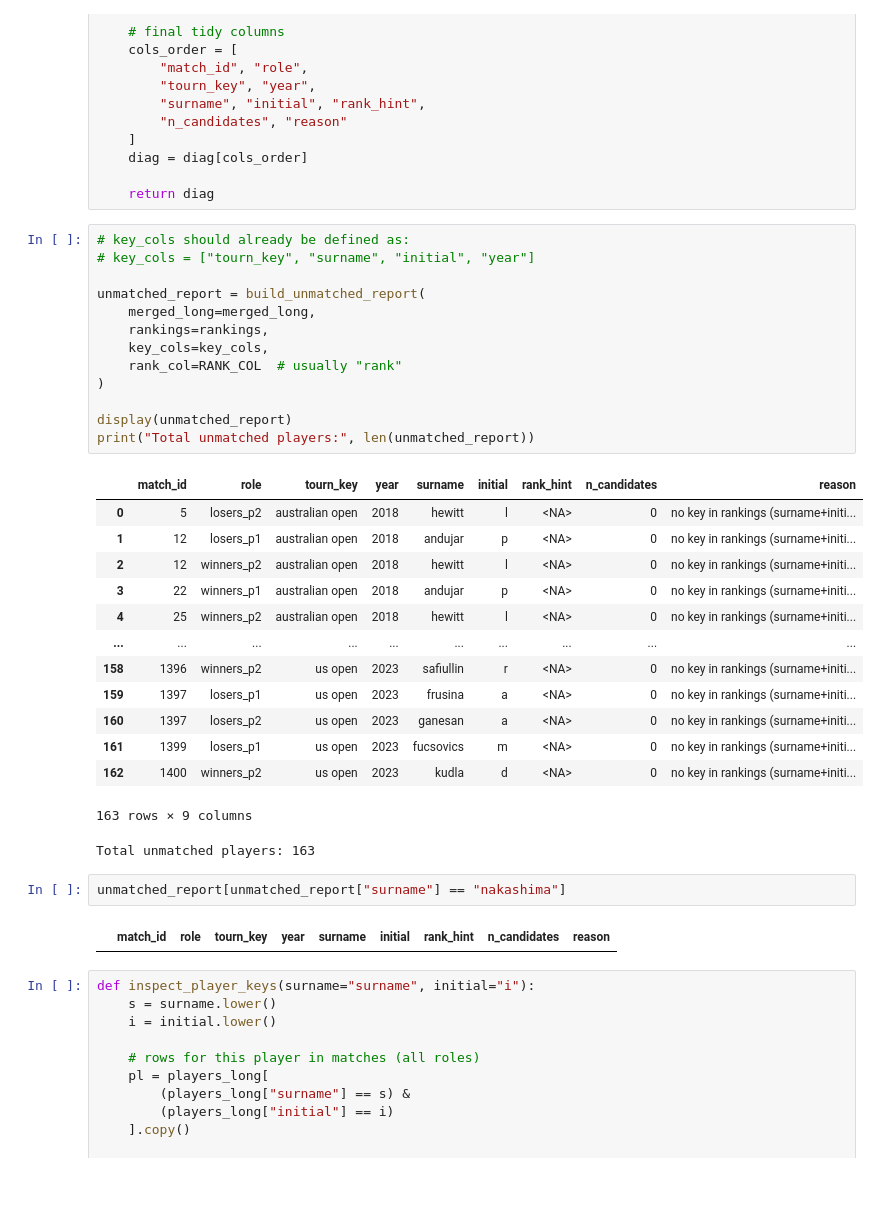
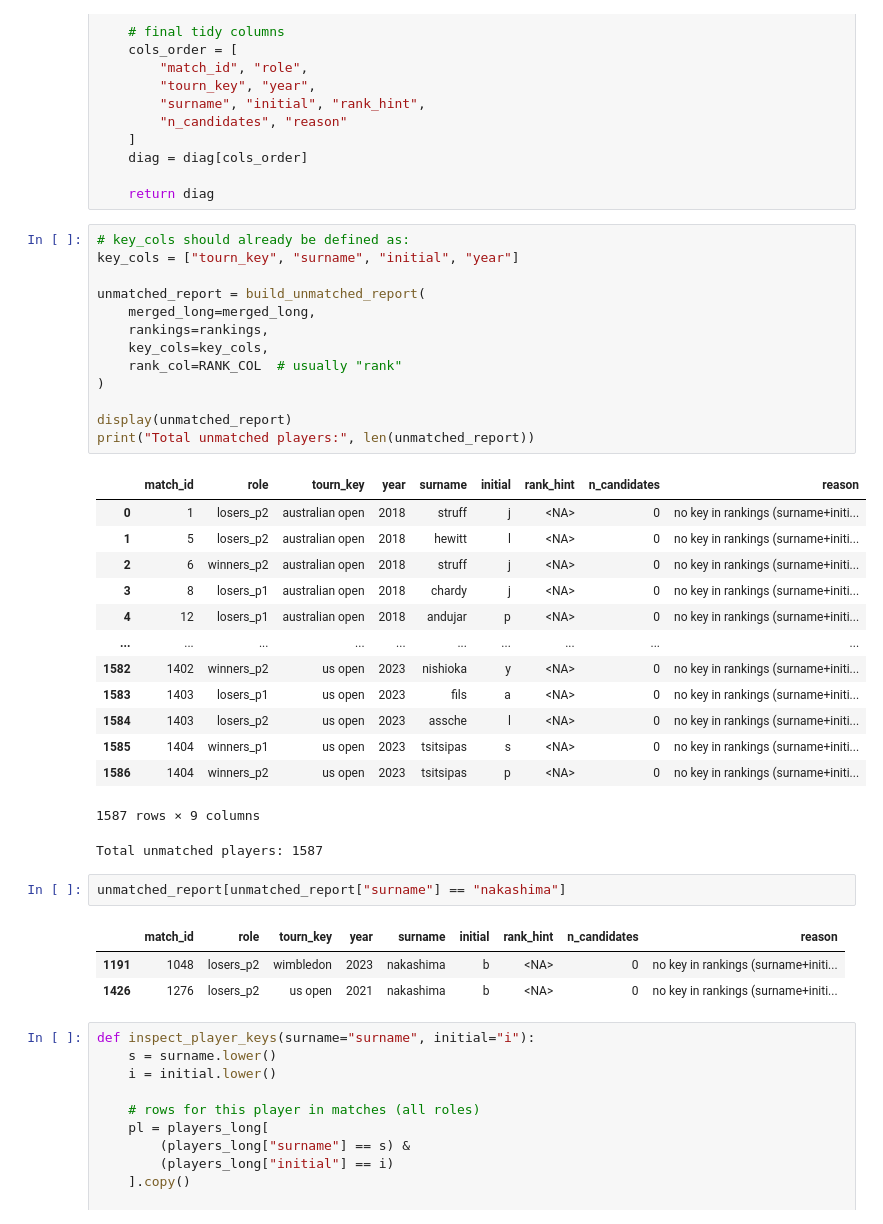
Before and after one commit to AEGDDI/tennis-homophily, a Jupyter notebook: code/merging/matches_ranks.ipynb, the cells around one changed output. Cells and saved outputs as stored; diff of their text form; blank space fills up the shorter version.

```diff
--- a/code/merging/matches_ranks.ipynb
+++ b/code/merging/matches_ranks.ipynb
@@ -549,36 +550,38 @@ def build_unmatched_report(merged_long, rankings, key_cols, rank_col="rank"):
     return diag
 # %%
 # key_cols should already be defined as:
-# key_cols = ["tourn_key", "surname", "initial", "year"]
+key_cols = ["tourn_key", "surname", "initial", "year"]
 
 unmatched_report = build_unmatched_report(
     merged_long=merged_long,
     rankings=rankings,
     key_cols=key_cols,
     rank_col=RANK_COL  # usually "rank"
 )
 
 display(unmatched_report)
 print("Total unmatched players:", len(unmatched_report))
 # %% [output]
 |  | match_id | role | tourn_key | year | surname | initial | rank_hint | n_candidates | reason |
-| 0 | 5 | losers_p2 | australian open | 2018 | hewitt | l | <NA> | 0 | no key in rankings (surname+initi... |
-| 1 | 12 | losers_p1 | australian open | 2018 | andujar | p | <NA> | 0 | no key in rankings (surname+initi... |
-| 2 | 12 | winners_p2 | australian open | 2018 | hewitt | l | <NA> | 0 | no key in rankings (surname+initi... |
-| 3 | 22 | winners_p1 | australian open | 2018 | andujar | p | <NA> | 0 | no key in rankings (surname+initi... |
-| 4 | 25 | winners_p2 | australian open | 2018 | hewitt | l | <NA> | 0 | no key in rankings (surname+initi... |
+| 0 | 1 | losers_p2 | australian open | 2018 | struff | j | <NA> | 0 | no key in rankings (surname+initi... |
+| 1 | 5 | losers_p2 | australian open | 2018 | hewitt | l | <NA> | 0 | no key in rankings (surname+initi... |
+| 2 | 6 | winners_p2 | australian open | 2018 | struff | j | <NA> | 0 | no key in rankings (surname+initi... |
+| 3 | 8 | losers_p1 | australian open | 2018 | chardy | j | <NA> | 0 | no key in rankings (surname+initi... |
+| 4 | 12 | losers_p1 | australian open | 2018 | andujar | p | <NA> | 0 | no key in rankings (surname+initi... |
 | ... | ... | ... | ... | ... | ... | ... | ... | ... | ... |
-| 158 | 1396 | winners_p2 | us open | 2023 | safiullin | r | <NA> | 0 | no key in rankings (surname+initi... |
-| 159 | 1397 | losers_p1 | us open | 2023 | frusina | a | <NA> | 0 | no key in rankings (surname+initi... |
-| 160 | 1397 | losers_p2 | us open | 2023 | ganesan | a | <NA> | 0 | no key in rankings (surname+initi... |
-| 161 | 1399 | losers_p1 | us open | 2023 | fucsovics | m | <NA> | 0 | no key in rankings (surname+initi... |
-| 162 | 1400 | winners_p2 | us open | 2023 | kudla | d | <NA> | 0 | no key in rankings (surname+initi... |
+| 1582 | 1402 | winners_p2 | us open | 2023 | nishioka | y | <NA> | 0 | no key in rankings (surname+initi... |
+| 1583 | 1403 | losers_p1 | us open | 2023 | fils | a | <NA> | 0 | no key in rankings (surname+initi... |
+| 1584 | 1403 | losers_p2 | us open | 2023 | assche | l | <NA> | 0 | no key in rankings (surname+initi... |
+| 1585 | 1404 | winners_p1 | us open | 2023 | tsitsipas | s | <NA> | 0 | no key in rankings (surname+initi... |
+| 1586 | 1404 | winners_p2 | us open | 2023 | tsitsipas | p | <NA> | 0 | no key in rankings (surname+initi... |
-163 rows × 9 columns
+1587 rows × 9 columns
-Total unmatched players: 163
+Total unmatched players: 1587
 # %%
 unmatched_report[unmatched_report["surname"] == "nakashima"]
 # %% [output]
 |  | match_id | role | tourn_key | year | surname | initial | rank_hint | n_candidates | reason |
+| 1191 | 1048 | losers_p2 | wimbledon | 2023 | nakashima | b | <NA> | 0 | no key in rankings (surname+initi... |
+| 1426 | 1276 | losers_p2 | us open | 2021 | nakashima | b | <NA> | 0 | no key in rankings (surname+initi... |
 # %%
 def inspect_player_keys(surname="surname", initial="i"):
     s = surname.lower()
```
Also changed, not shown: parts of 2 cells of this notebook, 12 other files.
